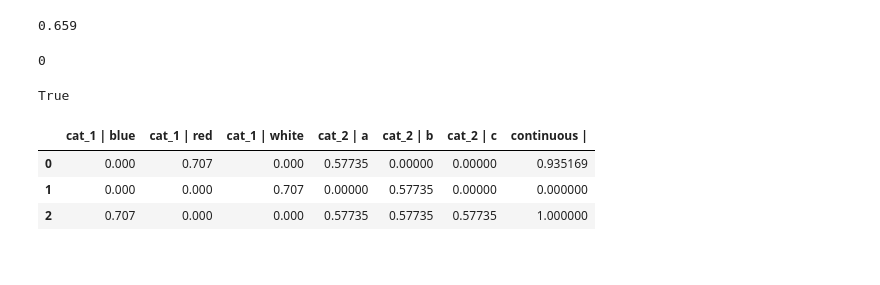
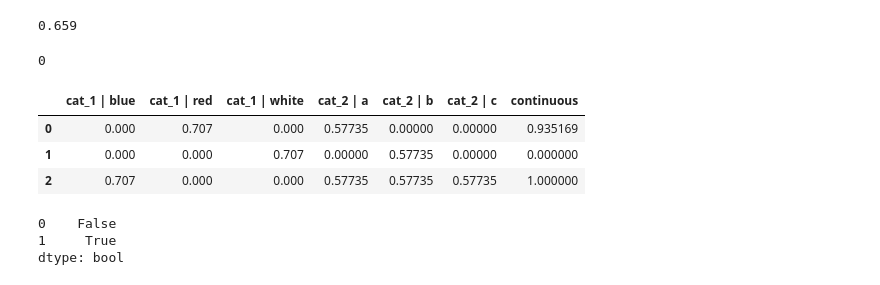
Before and after one commit to Edderic/causal_discovery, a Jupyter notebook: missing-value-ic-star.ipynb, the cells around one changed output. Cells and saved outputs as stored; diff of their text form; code cells hidden in the pictures.

```diff
--- a/missing-value-ic-star.ipynb
+++ b/missing-value-ic-star.ipynb
@@ -257,12 +502,3 @@ percent_independent(test_a_bunch(func=independent_two_vars, size=100))
 dep_two_vars_results.sum()
 # %% [output]
 0
-# %%
-x = np.random.normal(size=1000)
-y = np.random.normal(size=1000)
-uncond_indep_df = pd.DataFrame({'x': x, 'y': y})
-
-tester = ConditionalIndependenceTester(data=uncond_indep_df, comparables_1=['x'], comparables_2=['y'])
-tester.is_independent()
-# %% [output]
-True
@@ -505,14 +509,15 @@ single_choice_categorical_var_names = ['cat_1']
 # %%
 preprocessor = EuclideanDistanceDataPreprocessor(
     continuous_var_names=continuous_var_names,
     data=sample_df,
     multi_choice_categorical_var_names=multi_choice_categorical_var_names,
     single_choice_categorical_var_names=single_choice_categorical_var_names
 )
 
-preprocessor.preprocess()
+preprocessed = preprocessor.preprocess()
+preprocessed
 # %% [output]
-|  | cat_1 | blue | cat_1 | red | cat_1 | white | cat_2 | a | cat_2 | b | cat_2 | c | continuous | |
+|  | cat_1 | blue | cat_1 | red | cat_1 | white | cat_2 | a | cat_2 | b | cat_2 | c | continuous |
 | 0 | 0.000 | 0.707 | 0.000 | 0.57735 | 0.00000 | 0.00000 | 0.935169 |
 | 1 | 0.000 | 0.000 | 0.707 | 0.00000 | 0.57735 | 0.00000 | 0.000000 |
 | 2 | 0.707 | 0.000 | 0.000 | 0.57735 | 0.57735 | 0.57735 | 1.000000 |
@@ -523,0 +549,6 @@ class ColumnsGetter():
+# %%
+pd.Series(['abc', 'R_a']).str.match('R_')
+# %% [output]
+0    False
+1     True
+dtype: bool
```
Also changed, not shown: parts of 90 cells of this notebook.
